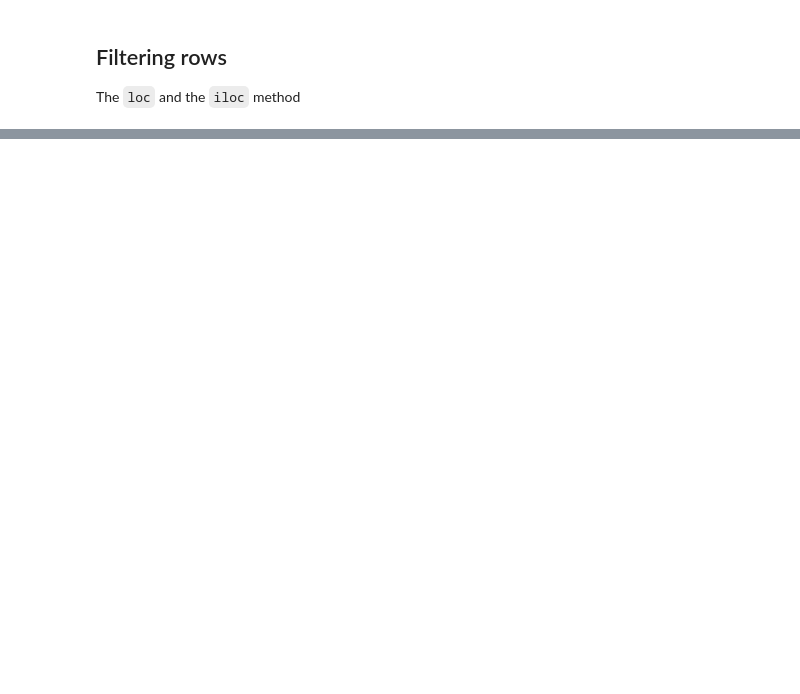
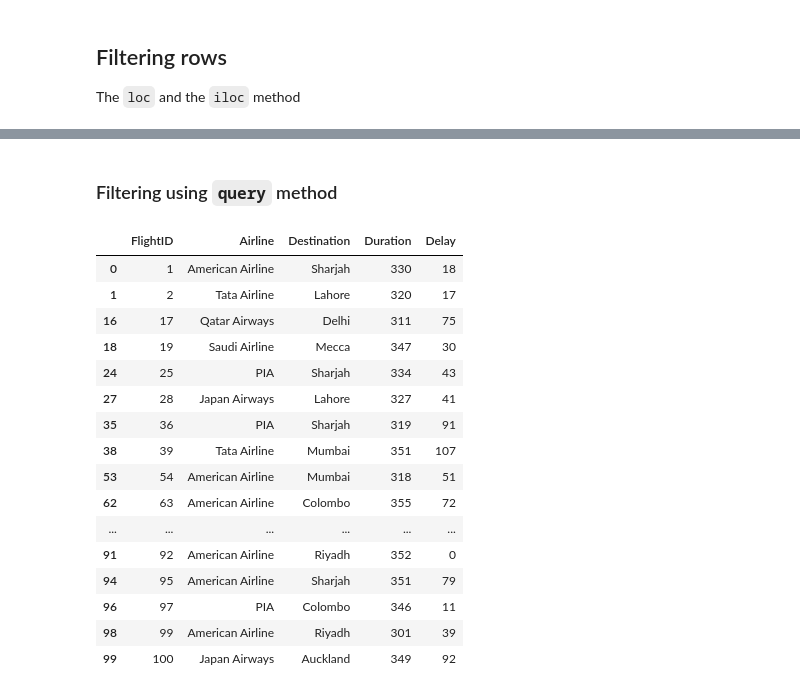
Before and after one commit to Sarmad426/Python, a Jupyter notebook: 9-Pandas/3-pandas.ipynb, the cells around one changed output, grey strips where cells are left out. Cells and saved outputs as stored; diff of their text form; code cells hidden in the pictures; blank space fills up the shorter version.

Commit message:
Querying data using pandas query method

```diff
--- a/9-Pandas/3-pandas.ipynb
+++ b/9-Pandas/3-pandas.ipynb
@@ -243,0 +248,22 @@ df.iloc[0:5, 2:5] # Selecting a subset of the dataframe
+# %% [markdown]
+### Filtering using `query` method
+# %%
+df.query("Duration > 300")
+# %% [output]
+|  | FlightID | Airline | Destination | Duration | Delay |
+| 0 | 1 | American Airline | Sharjah | 330 | 18 |
+| 1 | 2 | Tata Airline | Lahore | 320 | 17 |
+| 16 | 17 | Qatar Airways | Delhi | 311 | 75 |
+| 18 | 19 | Saudi Airline | Mecca | 347 | 30 |
+| 24 | 25 | PIA | Sharjah | 334 | 43 |
+| 27 | 28 | Japan Airways | Lahore | 327 | 41 |
+| 35 | 36 | PIA | Sharjah | 319 | 91 |
+| 38 | 39 | Tata Airline | Mumbai | 351 | 107 |
+| 53 | 54 | American Airline | Mumbai | 318 | 51 |
+| 62 | 63 | American Airline | Colombo | 355 | 72 |
+| ... | ... | ... | ... | ... | ... |
+| 91 | 92 | American Airline | Riyadh | 352 | 0 |
+| 94 | 95 | American Airline | Sharjah | 351 | 79 |
+| 96 | 97 | PIA | Colombo | 346 | 11 |
+| 98 | 99 | American Airline | Riyadh | 301 | 39 |
+| 99 | 100 | Japan Airways | Auckland | 349 | 92 |
```
Also changed, not shown: parts of 15 cells of this notebook.
